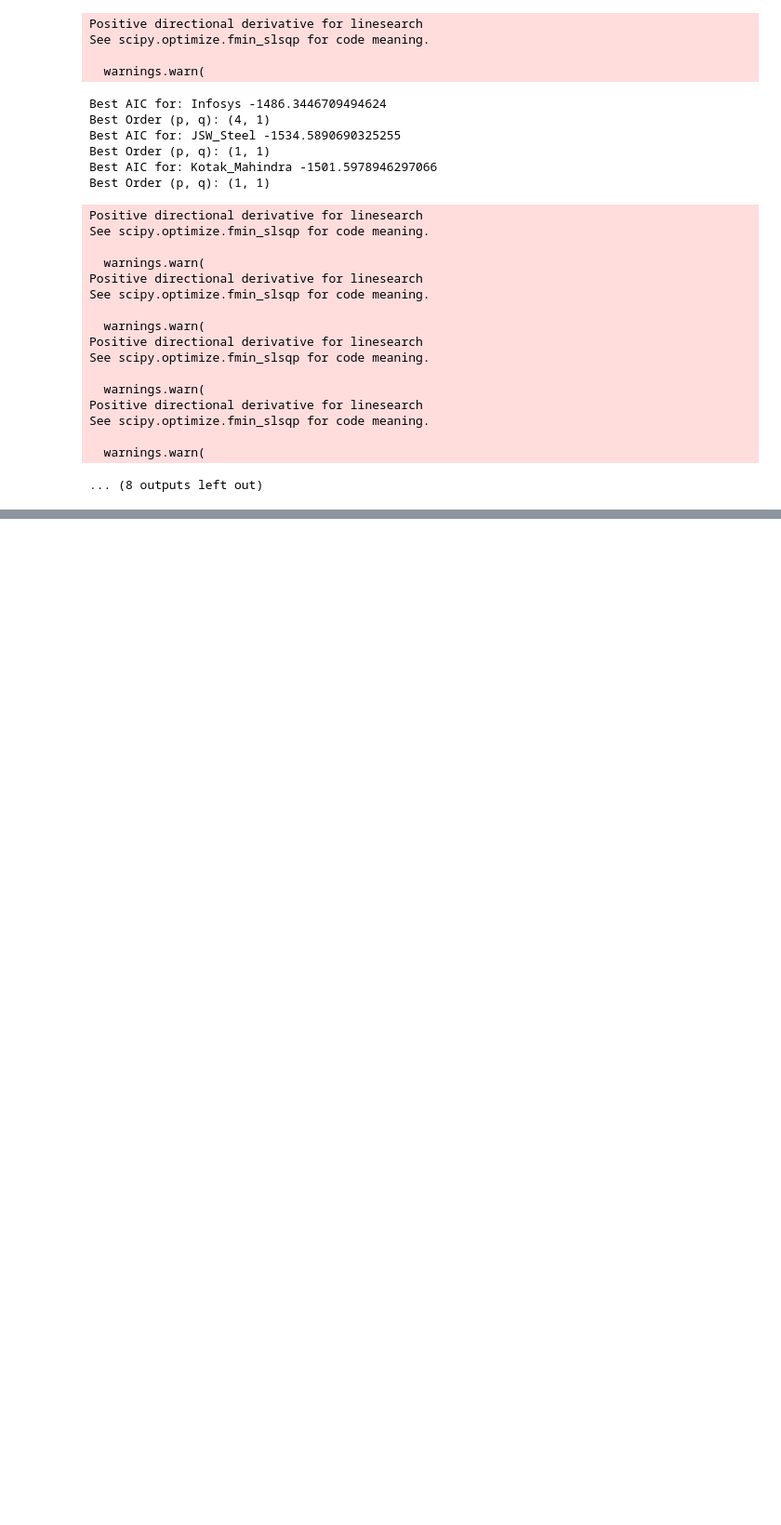
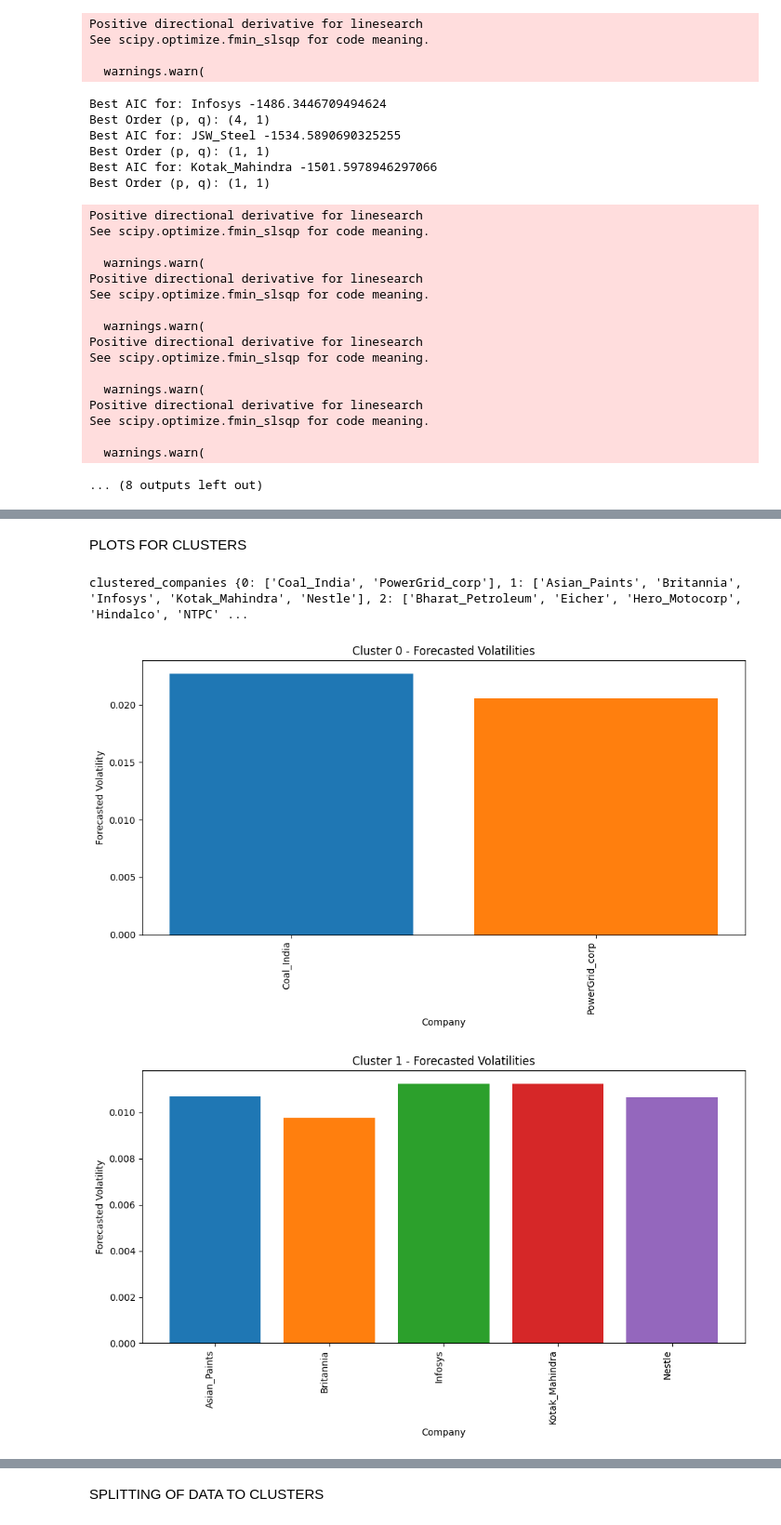
Before and after one commit to dishagupta2413/Major_Project_, a Jupyter notebook: ARCH-GARCH/garch.ipynb, the cells around one changed output, grey strips where cells are left out. Shown at 93% size. Cells and saved outputs as stored; diff of their text form; code cells hidden in the pictures; blank space fills up the shorter version.

```diff
--- a/ARCH-GARCH/garch.ipynb
+++ b/ARCH-GARCH/garch.ipynb
@@ -232,0 +369,16 @@ Companies with insignificant parameters: ['Wipro']
+# %%
+forecasted_volatilities = np.array(list(volatility_results.values())).reshape(-1, 1)
+num_clusters = optimal_k  # Define the number of clusters
+kmeans = KMeans(n_clusters=num_clusters, random_state=42)
+cluster_labels = kmeans.fit_predict(forecasted_volatilities)
+
+# Print the cluster labels for each company
+print("Clustering Results:")
+for i, (company, volatility) in enumerate(volatility_results.items()):
+    cluster_label = cluster_labels[i]
+    print(f"{company}: Forecasted Volatility={volatility}, Cluster={cluster_label}")
+
+# Print the companies belonging to each cluster
+for cluster in range(num_clusters):
+    companies_in_cluster = [company for i, (company, label) in enumerate(volatility_results.items()) if cluster_labels[i] == cluster]
+    print(f"Companies in Cluster {cluster}: {companies_in_cluster}")
@@ -232,0 +403,27 @@ Companies with insignificant parameters: ['Wipro']
+# %% [markdown]
+PLOTS FOR CLUSTERS
+# %%
+import matplotlib.pyplot as plt
+
+# Create a dictionary to store companies in each cluster
+clustered_companies = {cluster: [] for cluster in range(num_clusters)}
+for i, (company, volatility) in enumerate(volatility_results.items()):
+    cluster_label = cluster_labels[i]
+    clustered_companies[cluster_label].append(company)
+
+print("clustered_companies",clustered_companies)
+# Plot forecasted volatilities for each cluster
+for cluster, companies in clustered_companies.items():
+    plt.figure(figsize=(10, 6))
+    plt.title(f'Cluster {cluster} - Forecasted Volatilities')
+    plt.xlabel('Company')
+    plt.ylabel('Forecasted Volatility')
+    for company in companies:
+        plt.bar(company, volatility_results[company])
+    plt.xticks(rotation=90, ha='right')
+    plt.tight_layout()
+    plt.show()
+# %% [output]
+clustered_companies {0: ['Coal_India', 'PowerGrid_corp'], 1: ['Asian_Paints', 'Britannia', 'Infosys', 'Kotak_Mahindra', 'Nestle'], 2: ['Bharat_Petroleum', 'Eicher', 'Hero_Motocorp', 'Hindalco', 'NTPC' ...
+[figure, added]
+[figure, added]
@@ -232,0 +433,2 @@ Companies with insignificant parameters: ['Wipro']
+# %% [markdown]
+SPLITTING OF DATA TO CLUSTERS
```
Also changed, not shown: parts of 33 cells of this notebook.
